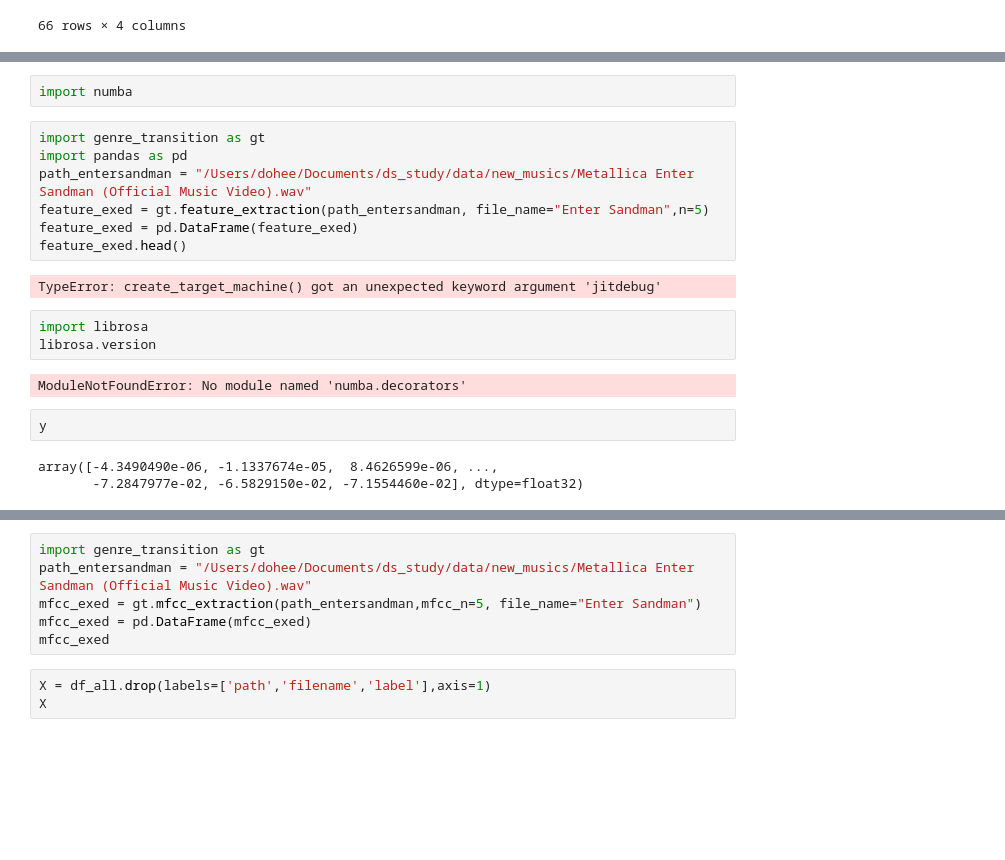
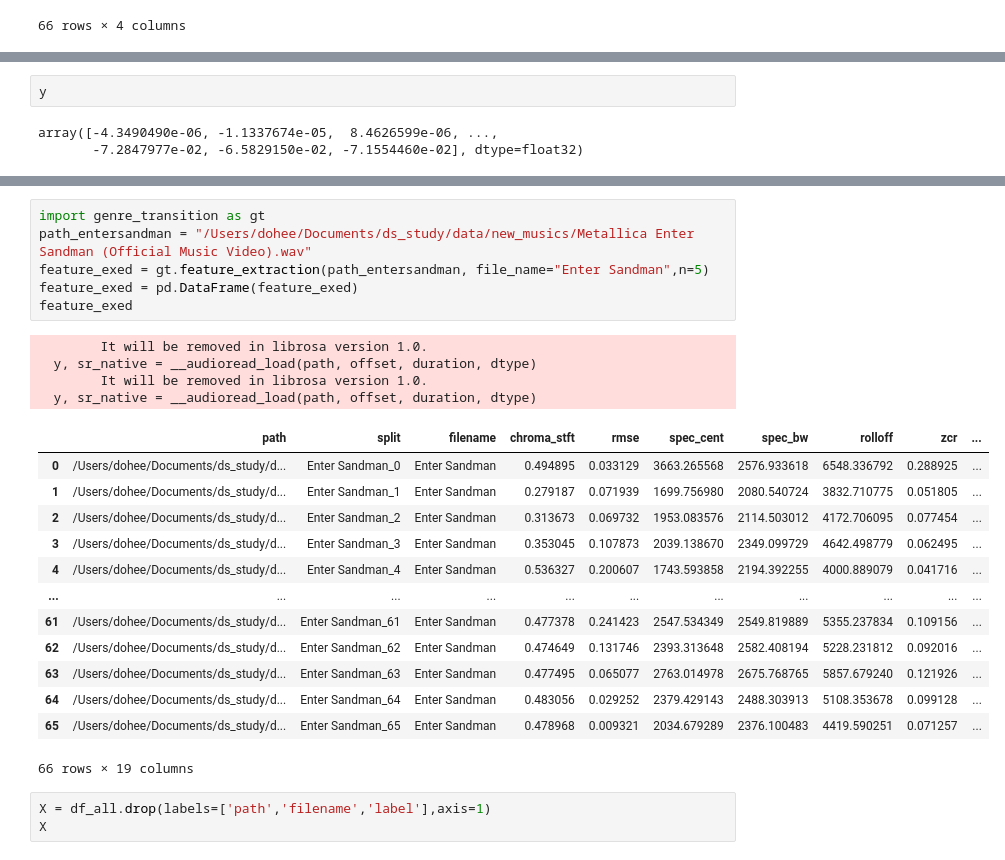
Before and after one commit to ZBDS11ML3/ML1_dohee, a Jupyter notebook: codes/genre_classification2.ipynb, the cells around one changed output, grey strips where cells are left out. Saved outputs shown, nothing was run; the diff lists cells and outputs as text; blank space fills up the shorter version.

Commit message:
module update

```diff
--- a/codes/genre_classification2.ipynb
+++ b/codes/genre_classification2.ipynb
@@ -120,19 +108,3 @@ Note: you may need to restart the kernel to use updated packages.
-# %%
-import numba
-# %%
-import genre_transition as gt
-import pandas as pd
-path_entersandman = "/Users/dohee/Documents/ds_study/data/new_musics/Metallica Enter Sandman (Official Music Video).wav"
-feature_exed = gt.feature_extraction(path_entersandman, file_name="Enter Sandman",n=5)
-feature_exed = pd.DataFrame(feature_exed)
-feature_exed.head()
-# %% [output]
-TypeError: create_target_machine() got an unexpected keyword argument 'jitdebug'
-# %%
-import librosa
-librosa.version
-# %% [output]
-ModuleNotFoundError: No module named 'numba.decorators'
 # %%
 y
 # %% [output]
@@ -145,9 +117,27 @@ ipd.Audio(y, rate=sr)
 # %%
 import genre_transition as gt
 path_entersandman = "/Users/dohee/Documents/ds_study/data/new_musics/Metallica Enter Sandman (Official Music Video).wav"
-mfcc_exed = gt.mfcc_extraction(path_entersandman,mfcc_n=5, file_name="Enter Sandman")
-mfcc_exed = pd.DataFrame(mfcc_exed)
-mfcc_exed
+feature_exed = gt.feature_extraction(path_entersandman, file_name="Enter Sandman",n=5)
+feature_exed = pd.DataFrame(feature_exed)
+feature_exed
+# %% [output]
+        It will be removed in librosa version 1.0.
+  y, sr_native = __audioread_load(path, offset, duration, dtype)
+        It will be removed in librosa version 1.0.
+  y, sr_native = __audioread_load(path, offset, duration, dtype)
+|  | path | split | filename | chroma_stft | rmse | spec_cent | spec_bw | rolloff | zcr | ... |
+| 0 | /Users/dohee/Documents/ds_study/d... | Enter Sandman_0 | Enter Sandman | 0.494895 | 0.033129 | 3663.265568 | 2576.933618 | 6548.336792 | 0.288925 | ... |
+| 1 | /Users/dohee/Documents/ds_study/d... | Enter Sandman_1 | Enter Sandman | 0.279187 | 0.071939 | 1699.756980 | 2080.540724 | 3832.710775 | 0.051805 | ... |
+| 2 | /Users/dohee/Documents/ds_study/d... | Enter Sandman_2 | Enter Sandman | 0.313673 | 0.069732 | 1953.083576 | 2114.503012 | 4172.706095 | 0.077454 | ... |
+| 3 | /Users/dohee/Documents/ds_study/d... | Enter Sandman_3 | Enter Sandman | 0.353045 | 0.107873 | 2039.138670 | 2349.099729 | 4642.498779 | 0.062495 | ... |
+| 4 | /Users/dohee/Documents/ds_study/d... | Enter Sandman_4 | Enter Sandman | 0.536327 | 0.200607 | 1743.593858 | 2194.392255 | 4000.889079 | 0.041716 | ... |
+| ... | ... | ... | ... | ... | ... | ... | ... | ... | ... | ... |
+| 61 | /Users/dohee/Documents/ds_study/d... | Enter Sandman_61 | Enter Sandman | 0.477378 | 0.241423 | 2547.534349 | 2549.819889 | 5355.237834 | 0.109156 | ... |
+| 62 | /Users/dohee/Documents/ds_study/d... | Enter Sandman_62 | Enter Sandman | 0.474649 | 0.131746 | 2393.313648 | 2582.408194 | 5228.231812 | 0.092016 | ... |
+| 63 | /Users/dohee/Documents/ds_study/d... | Enter Sandman_63 | Enter Sandman | 0.477495 | 0.065077 | 2763.014978 | 2675.768765 | 5857.679240 | 0.121926 | ... |
+| 64 | /Users/dohee/Documents/ds_study/d... | Enter Sandman_64 | Enter Sandman | 0.483056 | 0.029252 | 2379.429143 | 2488.303913 | 5108.353678 | 0.099128 | ... |
+| 65 | /Users/dohee/Documents/ds_study/d... | Enter Sandman_65 | Enter Sandman | 0.478968 | 0.009321 | 2034.679289 | 2376.100483 | 4419.590251 | 0.071257 | ... |
+66 rows × 19 columns
 # %%
 X = df_all.drop(labels=['path','filename','label'],axis=1)
 X
```
Also changed, not shown: parts of 4 cells of this notebook, 5 other files.
